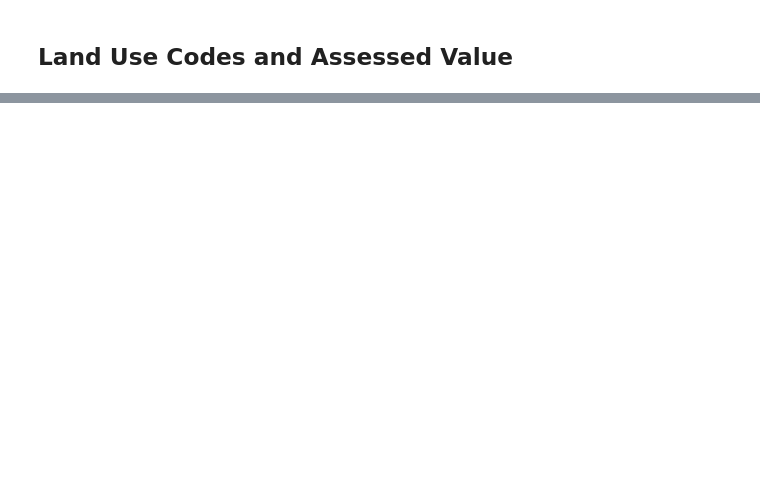
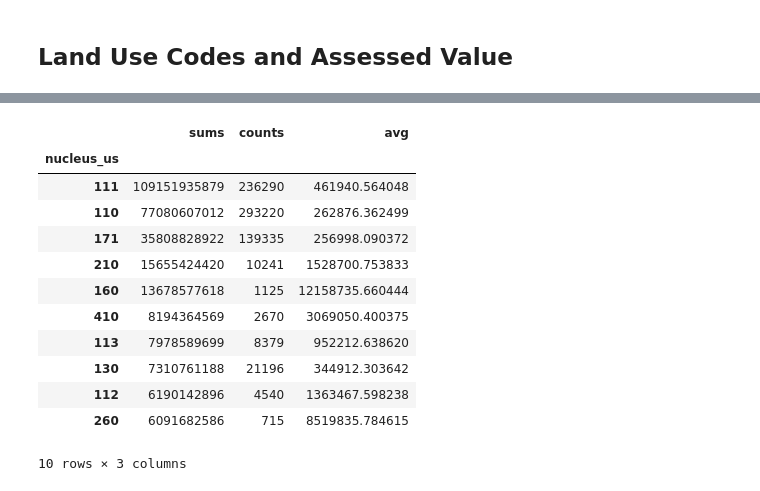
Before and after one commit to holagonzalo/notebooks, a Jupyter notebook: landuse/Parcels.ipynb, the cells around one changed output, grey strips where cells are left out. Cells and saved outputs as stored; diff of their text form; code cells hidden in the pictures; blank space fills up the shorter version.

```diff
--- a/landuse/Parcels.ipynb
+++ b/landuse/Parcels.ipynb
@@ -74,0 +89,16 @@ df2.sort('counts', ascending=False)
+# %%
+df2.sort('sums', ascending=False).head(10)
+# %% [output]
+|  | sums | counts | avg |
+| nucleus_us |  |  |  |
+| 111 | 109151935879 | 236290 | 461940.564048 |
+| 110 | 77080607012 | 293220 | 262876.362499 |
+| 171 | 35808828922 | 139335 | 256998.090372 |
+| 210 | 15655424420 | 10241 | 1528700.753833 |
+| 160 | 13678577618 | 1125 | 12158735.660444 |
+| 410 | 8194364569 | 2670 | 3069050.400375 |
+| 113 | 7978589699 | 8379 | 952212.638620 |
+| 130 | 7310761188 | 21196 | 344912.303642 |
+| 112 | 6190142896 | 4540 | 1363467.598238 |
+| 260 | 6091682586 | 715 | 8519835.784615 |
+10 rows × 3 columns
```
Also changed, not shown: parts of 11 cells of this notebook, 2 other files.
